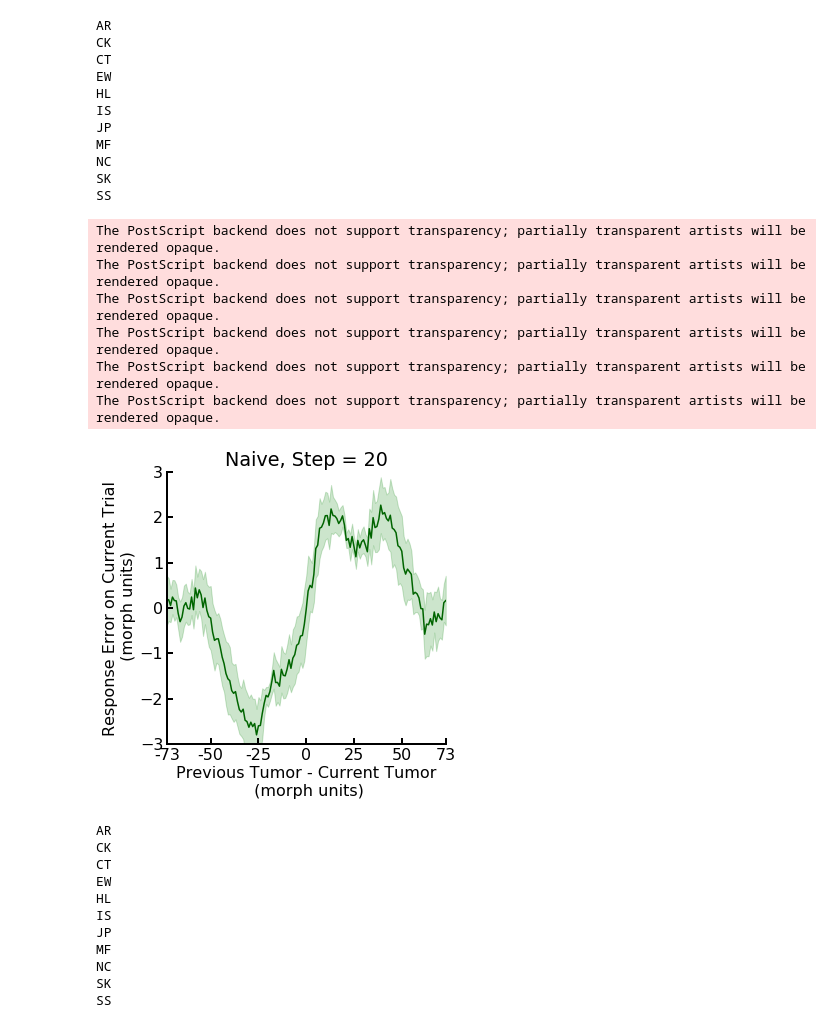
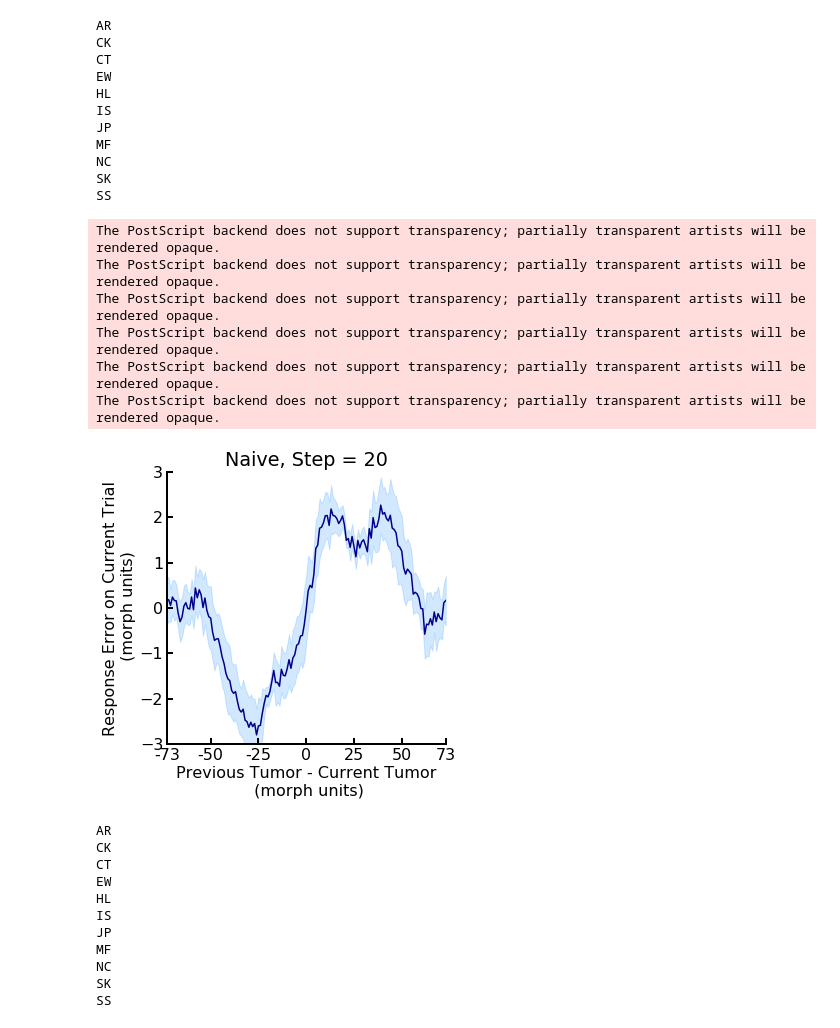
Before and after one commit to WhitneyLab/Serial_Dependence_Analysis_Base, a Jupyter notebook: figures/Fig_5_naive/Fig_5_naive.ipynb, the cells around one changed output. Saved outputs shown, nothing was run; the diff lists cells and outputs as text; code cells hidden in the pictures.

Commit message:
changed colors and figures now saved in svg

```diff
--- a/figures/Fig_5_naive/Fig_5_naive.ipynb
+++ b/figures/Fig_5_naive/Fig_5_naive.ipynb
@@ -216,27 +217,28 @@ SS
 # %%
 step = 20
 
 plt.figure(figsize=(5, 5))
-plt.plot(xvals, alldata_20['MEAN'], color='darkgreen')
-plt.fill_between(xvals, alldata_20['SEM_LOW'], alldata_20['SEM_UP'], facecolor="orange", color='green', alpha=0.2)
+plt.plot(xvals, alldata_20['MEAN'], color='darkblue')
+plt.fill_between(xvals, alldata_20['SEM_LOW'], alldata_20['SEM_UP'], facecolor="orange", color='dodgerblue', alpha=0.2)
 plt.ylabel('Response Error on Current Trial\n (morph units)')
 plt.xlabel('Previous Tumor - Current Tumor\n (morph units)')
 plt.ylim([-3, 3])
 plt.xlim([-73, 73])
 plt.yticks(np.arange(-3, 4, 1))
 plt.xticks([-73, -50, -25, 0, 25, 50, 73], ('-73', '-50', '-25', '0', '25', '50', '73'))
 sns.despine()
 plt.title('Naive, Step = ' + str(step))
 plt.savefig('Step' + str(step) + '_AvgRunningMean_Naive.eps', bbox_inches='tight', dpi=1200)
 plt.savefig('Step' + str(step) + '_AvgRunningMean_Naive.jpg', bbox_inches='tight', dpi=1200)
+plt.savefig('Step' + str(step) + '_AvgRunningMean_Naive.svg', bbox_inches='tight', dpi=1200)
 # %% [output]
 The PostScript backend does not support transparency; partially transparent artists will be rendered opaque.
 The PostScript backend does not support transparency; partially transparent artists will be rendered opaque.
 The PostScript backend does not support transparency; partially transparent artists will be rendered opaque.
 The PostScript backend does not support transparency; partially transparent artists will be rendered opaque.
 The PostScript backend does not support transparency; partially transparent artists will be rendered opaque.
 The PostScript backend does not support transparency; partially transparent artists will be rendered opaque.
-[figure, old version]
+[figure, new version]
 # %%
 ## IMPORTANT PARAMETERS:
 step = 25
```
Also changed, not shown: parts of 5 cells of this notebook, 10 other files.
